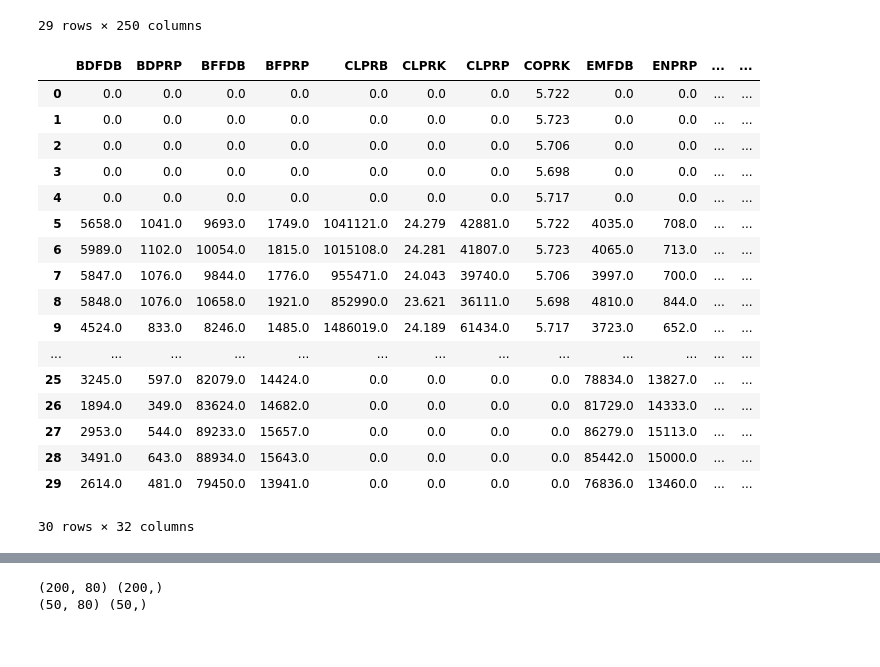
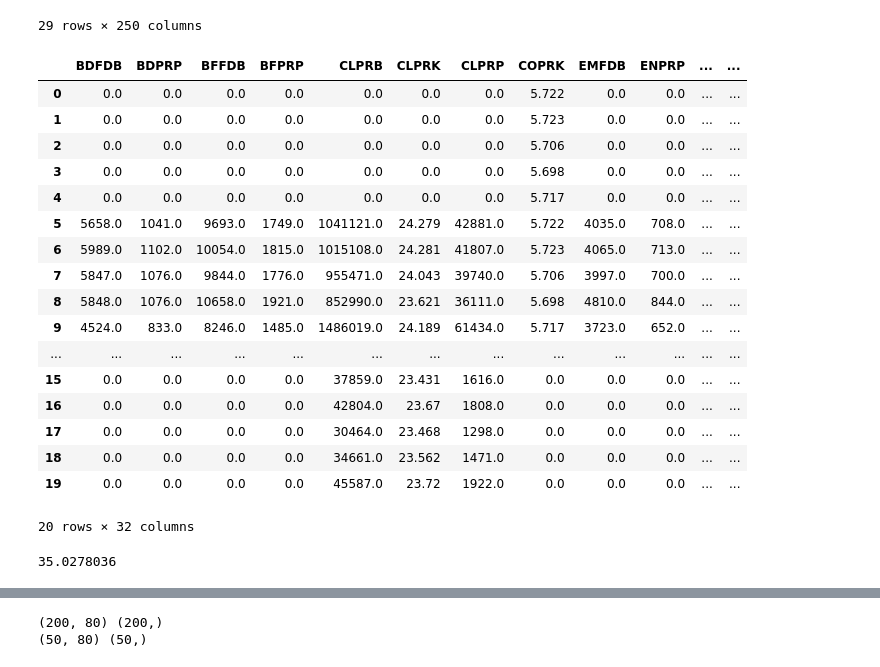
Before and after one commit to EricWithTheC/Datathon-2023-Spring-Dabian, a Jupyter notebook: datathon.ipynb, the cells around one changed output, grey strips where cells are left out. Cells and saved outputs as stored; diff of their text form; code cells hidden in the pictures.

```diff
--- a/datathon.ipynb
+++ b/datathon.ipynb
@@ -85,12 +85,15 @@ df = pd.DataFrame()
 state_df = pd.DataFrame()
 co2_df = pd.DataFrame()
 inves_df = pd.DataFrame()
+year_df = pd.DataFrame()
 
 for place in set(data_new['State']):
     state = {'State': place}
-    co2 = {'CO2': data_new[data_new['State']==place]['CO2 Emissions (Mmt)'][0]}
-    inves = {'TotalAmountofAssistance': data_new[data_new['State']==place]['TotalAmountofAssistance'][0]}
+
     for time in set(data_new['Year']):
+        year = {'Year': time}
+        co2 = {'CO2': data_new[(data_new['State']==place) & (data_new['Year']==time)]['CO2 Emissions (Mmt)'][0]} #?
+        inves = {'TotalAmountofAssistance': data_new[(data_new['State']==place) & (data_new['Year']==time)]['TotalAmountofAssistance'][0]}
         data_sub = data_new.loc[(data_new.State == place) & (data_new.Year == time)]
         data_sub2 = data_sub.transpose()
         data_sub3 = data_sub2.loc['Amount',:]
@@ -105,23 +108,30 @@ df = pd.concat([df, state_df],axis=1)
 df = pd.concat([df, co2_df],axis=1)
 df = pd.concat([df, inves_df],axis=1)
 # %%
-df.head(30)
+df.head(20)
 # %% [output]
 |  | BDFDB | BDPRP | BFFDB | BFPRP | CLPRB | CLPRK | CLPRP | COPRK | EMFDB | ENPRP | ... | ... |
 | 0 | 0.0 | 0.0 | 0.0 | 0.0 | 0.0 | 0.0 | 0.0 | 5.722 | 0.0 | 0.0 | ... | ... |
 | 1 | 0.0 | 0.0 | 0.0 | 0.0 | 0.0 | 0.0 | 0.0 | 5.723 | 0.0 | 0.0 | ... | ... |
 | 2 | 0.0 | 0.0 | 0.0 | 0.0 | 0.0 | 0.0 | 0.0 | 5.706 | 0.0 | 0.0 | ... | ... |
 | 3 | 0.0 | 0.0 | 0.0 | 0.0 | 0.0 | 0.0 | 0.0 | 5.698 | 0.0 | 0.0 | ... | ... |
 | 4 | 0.0 | 0.0 | 0.0 | 0.0 | 0.0 | 0.0 | 0.0 | 5.717 | 0.0 | 0.0 | ... | ... |
 | 5 | 5658.0 | 1041.0 | 9693.0 | 1749.0 | 1041121.0 | 24.279 | 42881.0 | 5.722 | 4035.0 | 708.0 | ... | ... |
 | 6 | 5989.0 | 1102.0 | 10054.0 | 1815.0 | 1015108.0 | 24.281 | 41807.0 | 5.723 | 4065.0 | 713.0 | ... | ... |
 | 7 | 5847.0 | 1076.0 | 9844.0 | 1776.0 | 955471.0 | 24.043 | 39740.0 | 5.706 | 3997.0 | 700.0 | ... | ... |
 | 8 | 5848.0 | 1076.0 | 10658.0 | 1921.0 | 852990.0 | 23.621 | 36111.0 | 5.698 | 4810.0 | 844.0 | ... | ... |
 | 9 | 4524.0 | 833.0 | 8246.0 | 1485.0 | 1486019.0 | 24.189 | 61434.0 | 5.717 | 3723.0 | 652.0 | ... | ... |
 | ... | ... | ... | ... | ... | ... | ... | ... | ... | ... | ... | ... | ... |
-| 25 | 3245.0 | 597.0 | 82079.0 | 14424.0 | 0.0 | 0.0 | 0.0 | 0.0 | 78834.0 | 13827.0 | ... | ... |
-| 26 | 1894.0 | 349.0 | 83624.0 | 14682.0 | 0.0 | 0.0 | 0.0 | 0.0 | 81729.0 | 14333.0 | ... | ... |
-| 27 | 2953.0 | 544.0 | 89233.0 | 15657.0 | 0.0 | 0.0 | 0.0 | 0.0 | 86279.0 | 15113.0 | ... | ... |
-| 28 | 3491.0 | 643.0 | 88934.0 | 15643.0 | 0.0 | 0.0 | 0.0 | 0.0 | 85442.0 | 15000.0 | ... | ... |
-| 29 | 2614.0 | 481.0 | 79450.0 | 13941.0 | 0.0 | 0.0 | 0.0 | 0.0 | 76836.0 | 13460.0 | ... | ... |
+| 15 | 0.0 | 0.0 | 0.0 | 0.0 | 37859.0 | 23.431 | 1616.0 | 0.0 | 0.0 | 0.0 | ... | ... |
+| 16 | 0.0 | 0.0 | 0.0 | 0.0 | 42804.0 | 23.67 | 1808.0 | 0.0 | 0.0 | 0.0 | ... | ... |
+| 17 | 0.0 | 0.0 | 0.0 | 0.0 | 30464.0 | 23.468 | 1298.0 | 0.0 | 0.0 | 0.0 | ... | ... |
+| 18 | 0.0 | 0.0 | 0.0 | 0.0 | 34661.0 | 23.562 | 1471.0 | 0.0 | 0.0 | 0.0 | ... | ... |
+| 19 | 0.0 | 0.0 | 0.0 | 0.0 | 45587.0 | 23.72 | 1922.0 | 0.0 | 0.0 | 0.0 | ... | ... |
-30 rows × 32 columns
+20 rows × 32 columns
+# %%
+data_new[(data_new['State']=='Alaska') & (data_new['Year']==2015.0)]['CO2 Emissions (Mmt)'][0]
+#data_new[data_new['State']=='Alaska' & data_new['Year']=='2015.0']['CO2 Emissions (Mmt)']
+
+#data_new[data_new['State']=='Alaska']['CO2 Emissions (Mmt)']
+# %% [output]
+35.0278036
```
Also changed, not shown: parts of 1 cell of this notebook.
